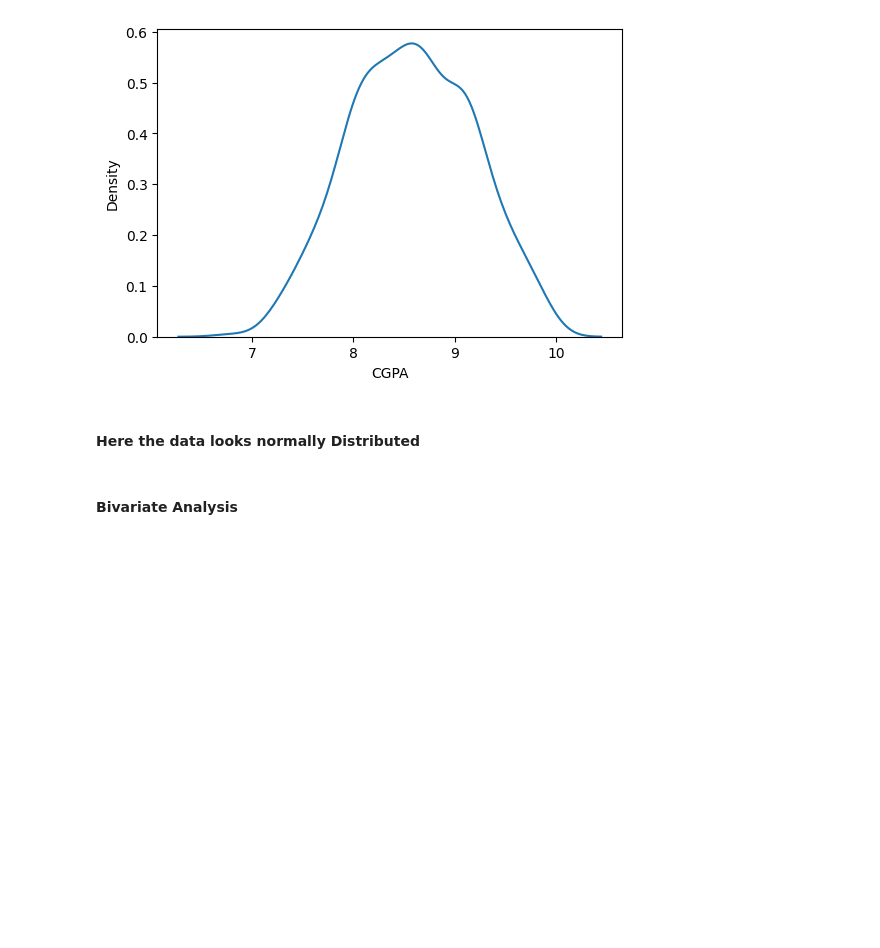
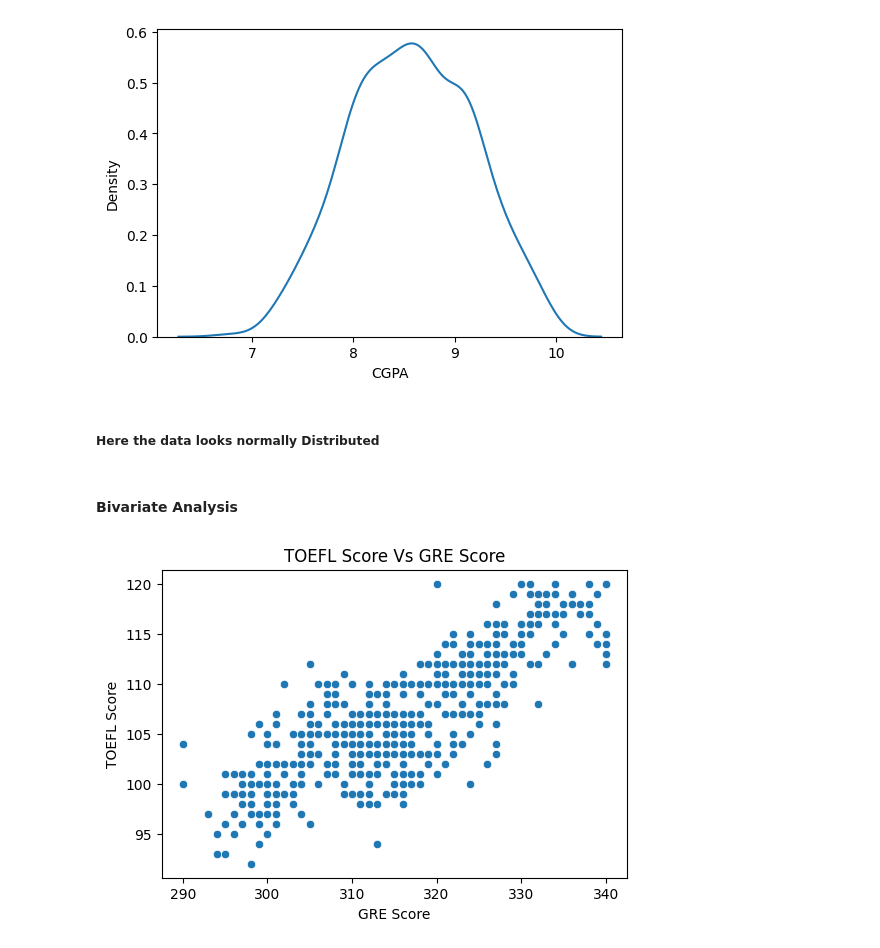
Before and after one commit to Aravind-91/JamboreeEducation--LinearRegression, a Jupyter notebook: JambooreEducation.ipynb, the cells around one changed output. Saved outputs shown, nothing was run; the diff lists cells and outputs as text; code cells hidden in the pictures; blank space fills up the shorter version.

Commit message:
Completed Bivariate analysis

```diff
--- a/JambooreEducation.ipynb
+++ b/JambooreEducation.ipynb
@@ -178,6 +178,14 @@ plt.show()
 # %% [output]
 [figure]
 # %% [markdown]
-#### Here the data looks normally Distributed
+##### Here the data looks normally Distributed
 # %% [markdown]
 #### Bivariate Analysis
+# %%
+# Analysis on GRE Score and TOEFL Score
+plt.figure(figsize=(6,4))
+sns.scatterplot(data=df, x='GRE Score', y='TOEFL Score')
+plt.title('TOEFL Score Vs GRE Score')
+plt.show()
+# %% [output]
+[figure, added]
```
Also changed, not shown: parts of 23 cells of this notebook.
